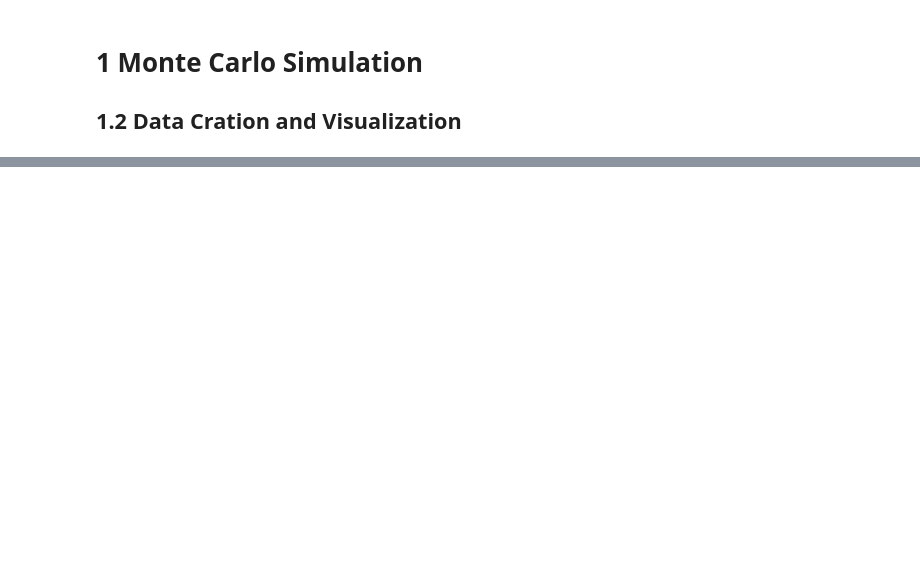
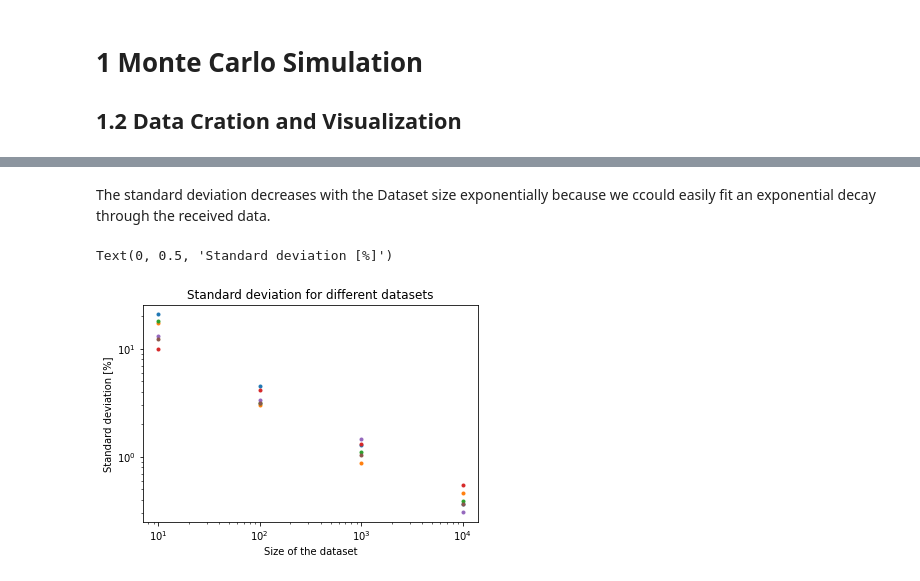
Before and after one commit to Spektralzerleger/FML, a Jupyter notebook: Exercise1/monte-carlo2.ipynb, the cells around one changed output, grey strips where cells are left out. Drawn from its saved outputs; the diff is of its cells as text; code cells hidden in the pictures; blank space fills up the shorter version.

```diff
--- a/Exercise1/monte-carlo2.ipynb
+++ b/Exercise1/monte-carlo2.ipynb
@@ -134,0 +162,19 @@ plt.xscale("log")
+# %% [markdown]
+The standard deviation decreases with the Dataset size exponentially because we ccould easily fit an exponential decay through the received data.
+# %%
+#plot the standard deviation for different sizes of the dataset
+
+plt.plot(M,mean_std_A[:,0,1],".")
+plt.plot(M,mean_std_A[:,1,1],".")
+plt.plot(M,mean_std_A[:,2,1],".")
+plt.plot(M,mean_std_B[:,0,1],".")
+plt.plot(M,mean_std_B[:,1,1],".")
+plt.plot(M,mean_std_B[:,2,1],".")
+plt.yscale("log")
+plt.xscale("log")
+plt.title("Standard deviation for different datasets")
+plt.xlabel("Size of the dataset")
+plt.ylabel("Standard deviation [%]")
+# %% [output]
+Text(0, 0.5, 'Standard deviation [%]')
+[figure, added]
```
Also changed, not shown: parts of 9 cells of this notebook.
